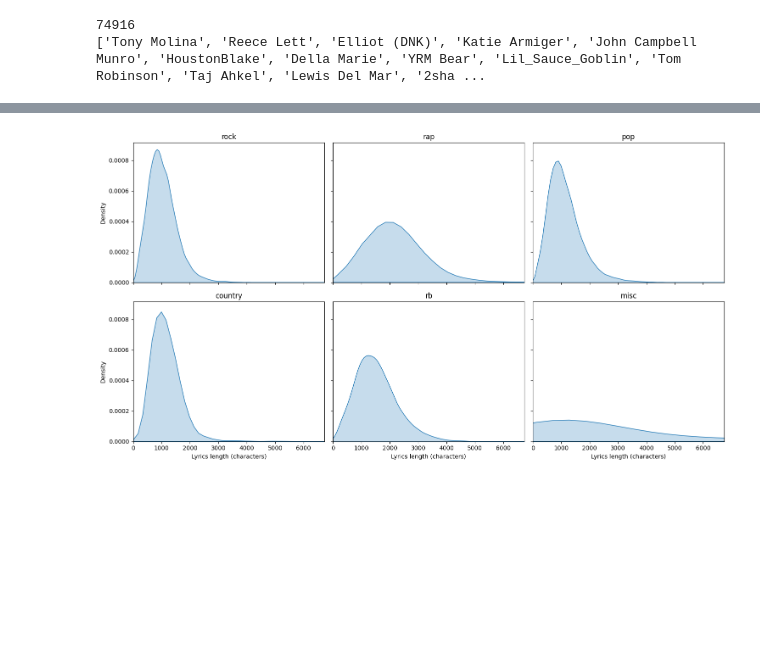
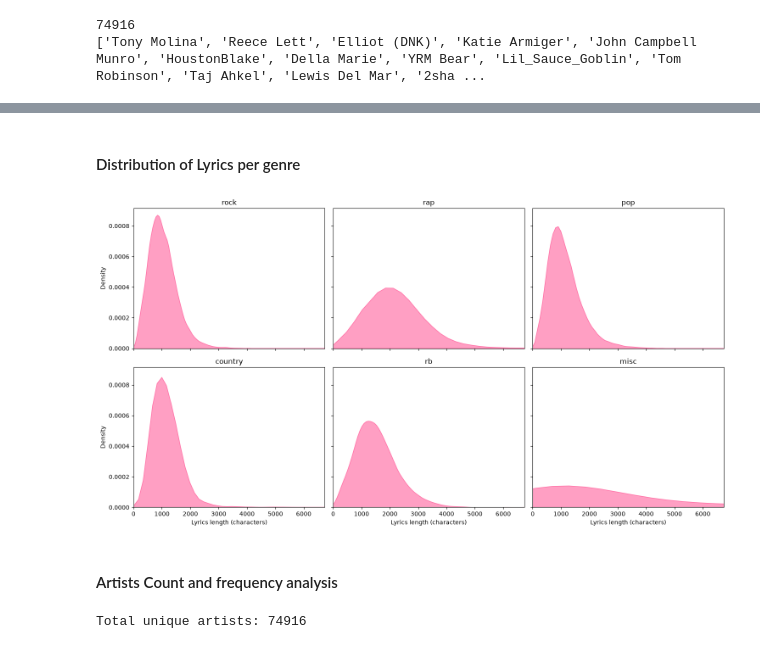
Before and after one commit to jnfpm/Text-Mining-, a Jupyter notebook: EDA.ipynb, the cells around one changed output, grey strips where cells are left out. Saved outputs shown, nothing was run; the diff lists cells and outputs as text; code cells hidden in the pictures; blank space fills up the shorter version.

Commit message:
bivariate analysis

```diff
--- a/EDA.ipynb
+++ b/EDA.ipynb
@@ -218,20 +239,30 @@ plt.show()
+# %% [markdown]
+#### Distribution of Lyrics per genre
 # %%
 # distributions of lyrics size per music genre
 
 tags = df_train['tag'].unique()
 df_train['lyrics_length'] = df_train['lyrics'].str.len()
 
 fig, axes = plt.subplots(2, 3, figsize=(15, 8), sharex=True, sharey=True)
+pink = '#ff6ca4'
 
 for ax, tag in zip(axes.flatten(), tags):
     subset = df_train[df_train['tag'] == tag]
-    sns.kdeplot(data=subset, x='lyrics_length', ax=ax, fill=True)
+    sns.kdeplot(data=subset, x='lyrics_length', ax=ax, fill=True, color=pink, alpha=0.65)
     ax.set_title(tag)
     ax.set_xlabel('Lyrics length (characters)')
 
 plt.xlim(0, df_train['lyrics_length'].quantile(0.99))  # clip long tail
 plt.tight_layout()
 plt.savefig('lyrics_length_by_tag.png', dpi=150)
 plt.show()
 # %% [output]
-[figure, old version]
+[figure, new version]
+# %% [markdown]
+#### Artists Count and frequency analysis
+# %%
+artists = df_train['artist'].unique().tolist()#getting the list of unique artist so we can later deal with the non musicians
+print(f"Total unique artists: {len(artists)}")
+# %% [output]
+Total unique artists: 74916
```
Also changed, not shown: parts of 61 cells of this notebook, 2 other files.
